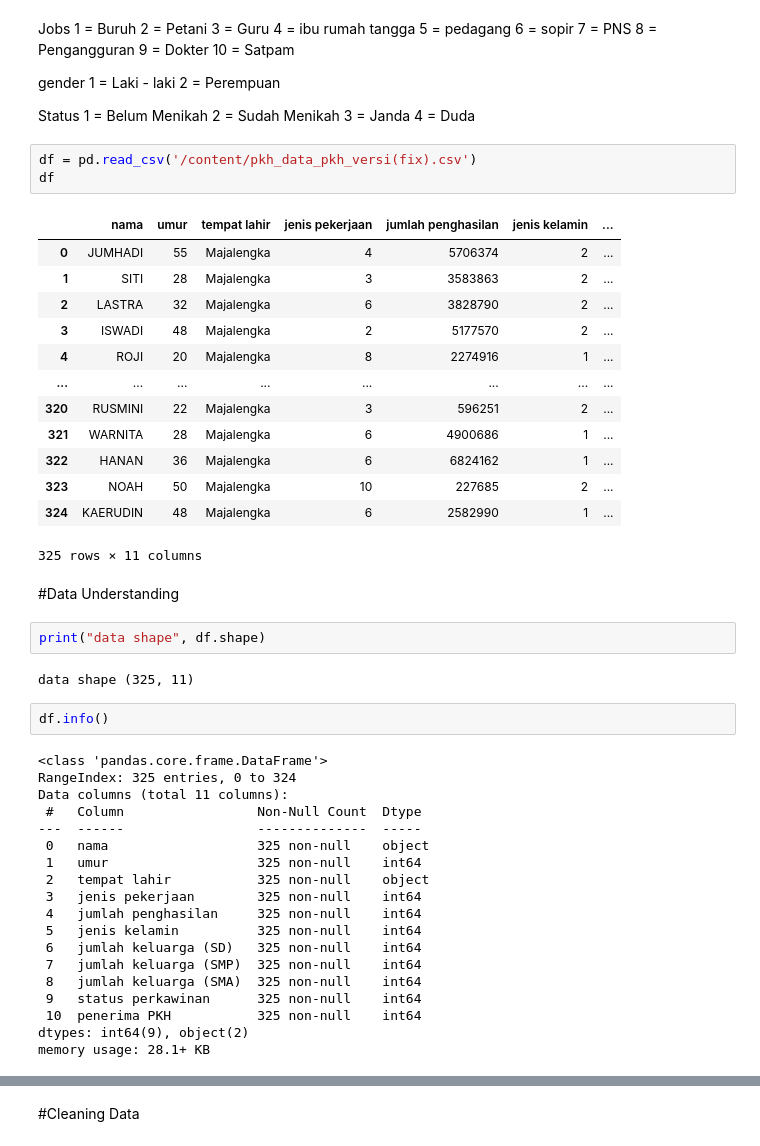
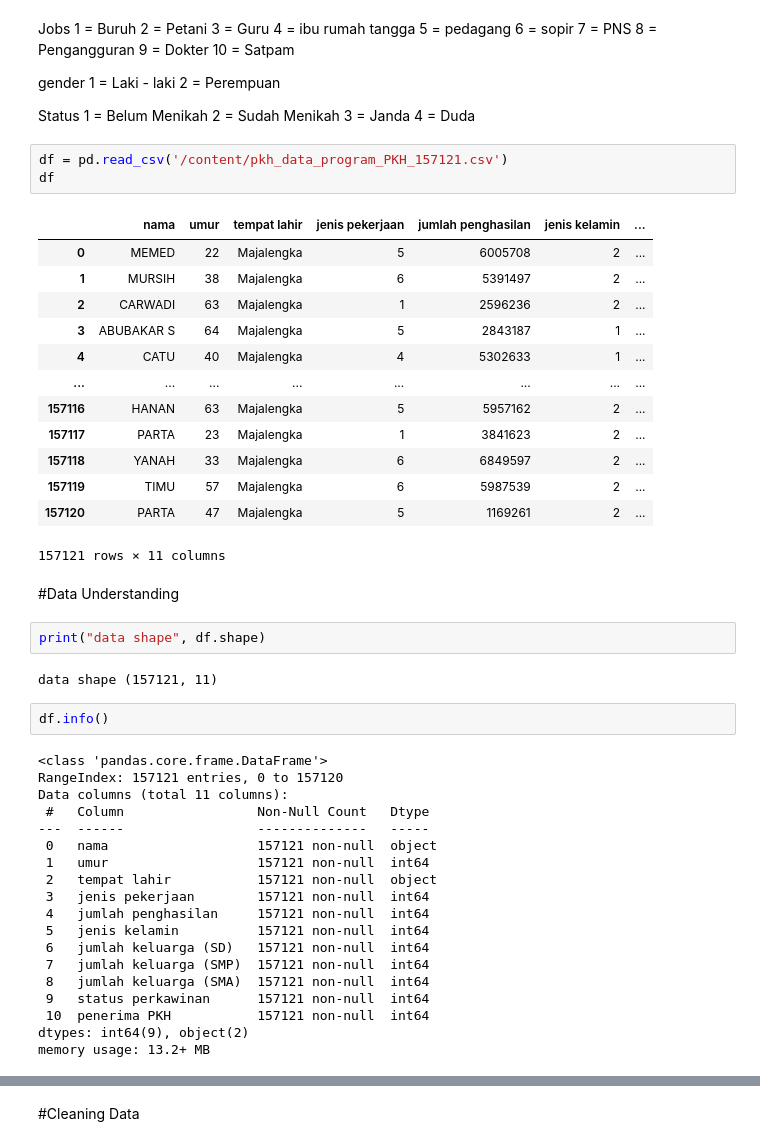
Before and after one commit to Rizki-132/Allmateri, a Jupyter notebook: Klasifikasi_program_pkh_(Fix).ipynb, the cells around one changed output, grey strips where cells are left out. Saved outputs shown, nothing was run; the diff lists cells and outputs as text.

```diff
--- a/Klasifikasi_program_pkh_(Fix).ipynb
+++ b/Klasifikasi_program_pkh_(Fix).ipynb
@@ -60,49 +60,49 @@ Status
 3 = Janda
 4 = Duda
 # %%
-df = pd.read_csv('/content/pkh_data_pkh_versi(fix).csv')
+df = pd.read_csv('/content/pkh_data_program_PKH_157121.csv')
 df
 # %% [output]
 |  | nama | umur | tempat lahir | jenis pekerjaan | jumlah penghasilan | jenis kelamin | ... |
-| 0 | JUMHADI | 55 | Majalengka | 4 | 5706374 | 2 | ... |
-| 1 | SITI | 28 | Majalengka | 3 | 3583863 | 2 | ... |
-| 2 | LASTRA | 32 | Majalengka | 6 | 3828790 | 2 | ... |
-| 3 | ISWADI | 48 | Majalengka | 2 | 5177570 | 2 | ... |
-| 4 | ROJI | 20 | Majalengka | 8 | 2274916 | 1 | ... |
+| 0 | MEMED | 22 | Majalengka | 5 | 6005708 | 2 | ... |
+| 1 | MURSIH | 38 | Majalengka | 6 | 5391497 | 2 | ... |
+| 2 | CARWADI | 63 | Majalengka | 1 | 2596236 | 2 | ... |
+| 3 | ABUBAKAR S | 64 | Majalengka | 5 | 2843187 | 1 | ... |
+| 4 | CATU | 40 | Majalengka | 4 | 5302633 | 1 | ... |
 | ... | ... | ... | ... | ... | ... | ... | ... |
-| 320 | RUSMINI | 22 | Majalengka | 3 | 596251 | 2 | ... |
-| 321 | WARNITA | 28 | Majalengka | 6 | 4900686 | 1 | ... |
-| 322 | HANAN | 36 | Majalengka | 6 | 6824162 | 1 | ... |
-| 323 | NOAH | 50 | Majalengka | 10 | 227685 | 2 | ... |
-| 324 | KAERUDIN | 48 | Majalengka | 6 | 2582990 | 1 | ... |
+| 157116 | HANAN | 63 | Majalengka | 5 | 5957162 | 2 | ... |
+| 157117 | PARTA | 23 | Majalengka | 1 | 3841623 | 2 | ... |
+| 157118 | YANAH | 33 | Majalengka | 6 | 6849597 | 2 | ... |
+| 157119 | TIMU | 57 | Majalengka | 6 | 5987539 | 2 | ... |
+| 157120 | PARTA | 47 | Majalengka | 5 | 1169261 | 2 | ... |
-325 rows × 11 columns
+157121 rows × 11 columns
 # %% [markdown]
 #Data Understanding
 # %%
 print("data shape", df.shape)
 # %% [output]
-data shape (325, 11)
+data shape (157121, 11)
 # %%
 df.info()
 # %% [output]
 <class 'pandas.core.frame.DataFrame'>
-RangeIndex: 325 entries, 0 to 324
+RangeIndex: 157121 entries, 0 to 157120
 Data columns (total 11 columns):
- #   Column                 Non-Null Count  Dtype
----  ------                 --------------  -----
- 0   nama                   325 non-null    object
- 1   umur                   325 non-null    int64
- 2   tempat lahir           325 non-null    object
- 3   jenis pekerjaan        325 non-null    int64
- 4   jumlah penghasilan     325 non-null    int64
- 5   jenis kelamin          325 non-null    int64
- 6   jumlah keluarga (SD)   325 non-null    int64
- 7   jumlah keluarga (SMP)  325 non-null    int64
- 8   jumlah keluarga (SMA)  325 non-null    int64
- 9   status perkawinan      325 non-null    int64
- 10  penerima PKH           325 non-null    int64
+ #   Column                 Non-Null Count   Dtype
+---  ------                 --------------   -----
+ 0   nama                   157121 non-null  object
+ 1   umur                   157121 non-null  int64
+ 2   tempat lahir           157121 non-null  object
+ 3   jenis pekerjaan        157121 non-null  int64
+ 4   jumlah penghasilan     157121 non-null  int64
+ 5   jenis kelamin          157121 non-null  int64
+ 6   jumlah keluarga (SD)   157121 non-null  int64
+ 7   jumlah keluarga (SMP)  157121 non-null  int64
+ 8   jumlah keluarga (SMA)  157121 non-null  int64
+ 9   status perkawinan      157121 non-null  int64
+ 10  penerima PKH           157121 non-null  int64
 dtypes: int64(9), object(2)
-memory usage: 28.1+ KB
+memory usage: 13.2+ MB
 # %%
 df.describe()
 # %% [output]
```
Also changed, not shown: parts of 16 cells of this notebook.
